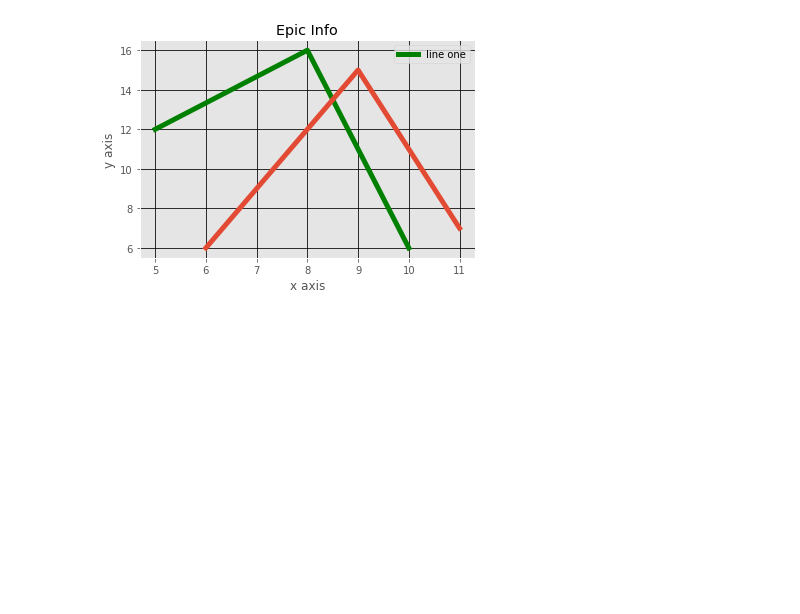
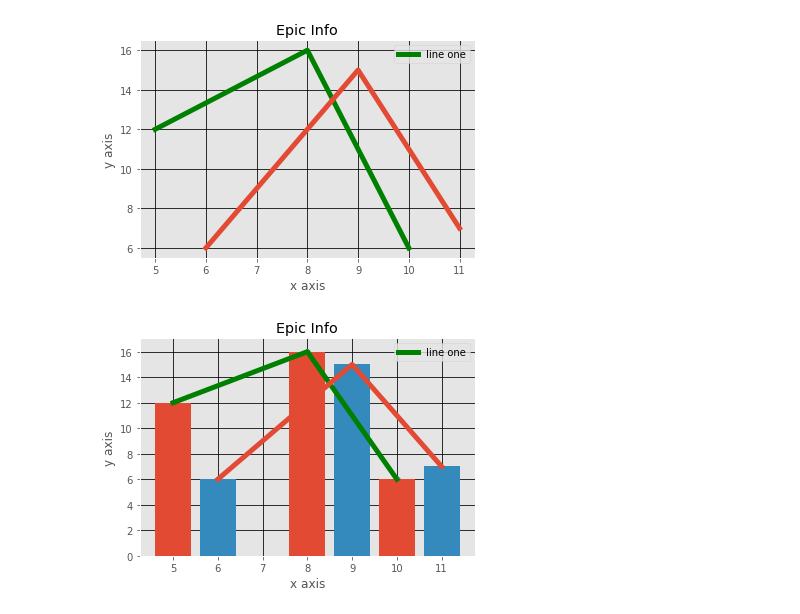
Before and after one commit to tanukushwaha/using-matplotlib-python, a Jupyter notebook: Untitled1.ipynb, the cells around one changed output. Saved outputs shown, nothing was run; the diff lists cells and outputs as text; code cells hidden in the pictures; blank space fills up the shorter version.

```diff
--- a/Untitled1.ipynb
+++ b/Untitled1.ipynb
@@ -37,3 +37,24 @@ plt.grid(True,color="k")
 plt.show()
 # %% [output]
 [figure]
+# %%
+from matplotlib import pyplot as plt
+from matplotlib import style
+style.use("ggplot")
+x1=[5,8,10]
+y1=[12,16,6]
+x2=[6,9,11]
+y2=[6,15,7]
+plt.plot(x1,y1,label="line one",linewidth=5,color="green")
+plt.plot(x2,y2,linewidth=5)
+plt.title("Epic Info")
+plt.ylabel("y axis")
+plt.xlabel("x axis")
+plt.legend()
+plt.grid(True,color="k")
+plt.bar(x1,y1,align="center")
+plt.bar(x2,y2,align="center")
+plt.scatter(x1,y1)
+plt.show()
+# %% [output]
+[figure, added]
```
Also changed, not shown: parts of 1 cell of this notebook.
